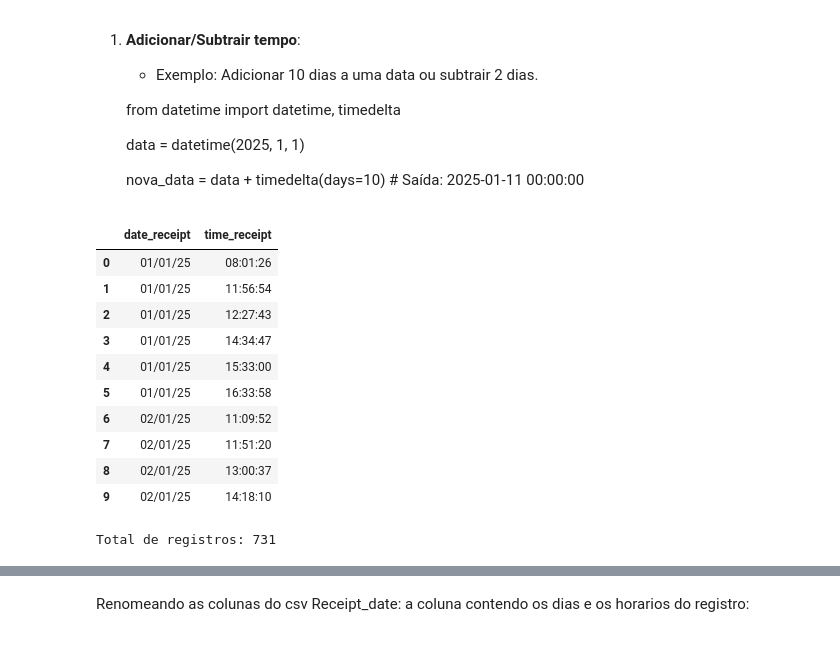
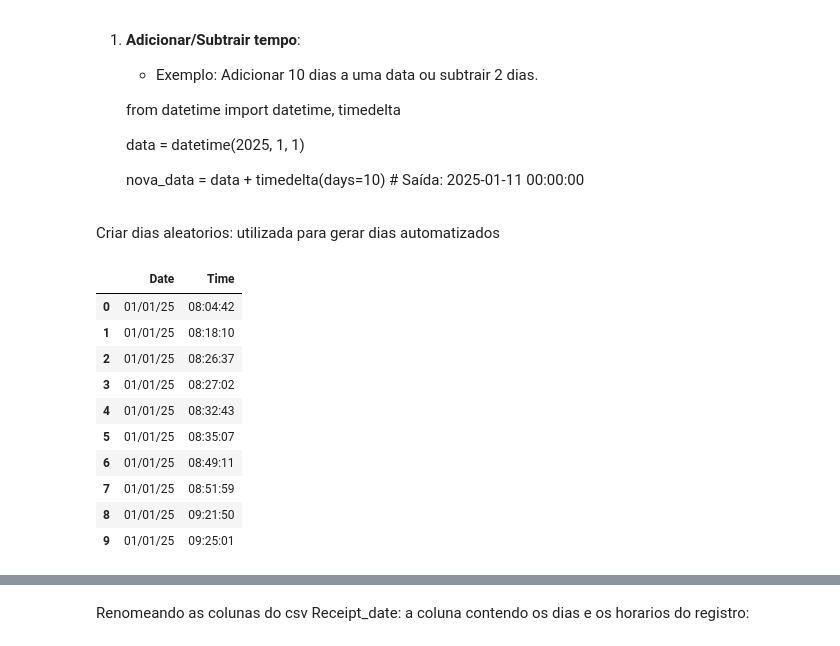
Before and after one commit to italomellors/Data_Analysis_Projects, a Jupyter notebook: super_market.ipynb, the cells around one changed output, grey strips where cells are left out. Saved outputs shown, nothing was run; the diff lists cells and outputs as text; code cells hidden in the pictures.

Commit message:
My data_base insert to receipt in super market

```diff
--- a/super_market.ipynb
+++ b/super_market.ipynb
@@ -733,4 +681,6 @@ O `timedelta` é uma classe da biblioteca `datetime` usada para representar **di
    data = datetime(2025, 1, 1)
 
    nova_data = data + timedelta(days=10) # Saída: 2025-01-11 00:00:00
+# %% [markdown]
+Criar dias aleatorios: utilizada para gerar dias automatizados
 # %%
@@ -781,22 +747,20 @@ print(df.head(10))
 # %%
 # Lendo o CSV
-df = pd.read_csv('/content/drive/MyDrive/Colab Notebooks/super_market/receipt_data.csv')
+receipt_registration_list = []
+receipt_date_list = []
+df = pd.read_csv('/content/drive/MyDrive/Colab Notebooks/super_market/receipt_date.csv')
+# sallvando a lista de horarios
 # Visualiza as primeiras linhas
 df.head(10)
 # %% [output]
-|  | date_receipt | time_receipt |
-| 0 | 01/01/25 | 08:01:26 |
-| 1 | 01/01/25 | 11:56:54 |
-| 2 | 01/01/25 | 12:27:43 |
-| 3 | 01/01/25 | 14:34:47 |
-| 4 | 01/01/25 | 15:33:00 |
-| 5 | 01/01/25 | 16:33:58 |
-| 6 | 02/01/25 | 11:09:52 |
-| 7 | 02/01/25 | 11:51:20 |
-| 8 | 02/01/25 | 13:00:37 |
-| 9 | 02/01/25 | 14:18:10 |
+|  | Date | Time |
+| 0 | 01/01/25 | 08:04:42 |
+| 1 | 01/01/25 | 08:18:10 |
+| 2 | 01/01/25 | 08:26:37 |
+| 3 | 01/01/25 | 08:27:02 |
+| 4 | 01/01/25 | 08:32:43 |
+| 5 | 01/01/25 | 08:35:07 |
+| 6 | 01/01/25 | 08:49:11 |
+| 7 | 01/01/25 | 08:51:59 |
+| 8 | 01/01/25 | 09:21:50 |
+| 9 | 01/01/25 | 09:25:01 |
-# %%
-total_registred = len(df)
-print(f'Total de registros: {total_registred}')
-# %% [output]
-Total de registros: 731
```
Also changed, not shown: parts of 11 cells of this notebook.
